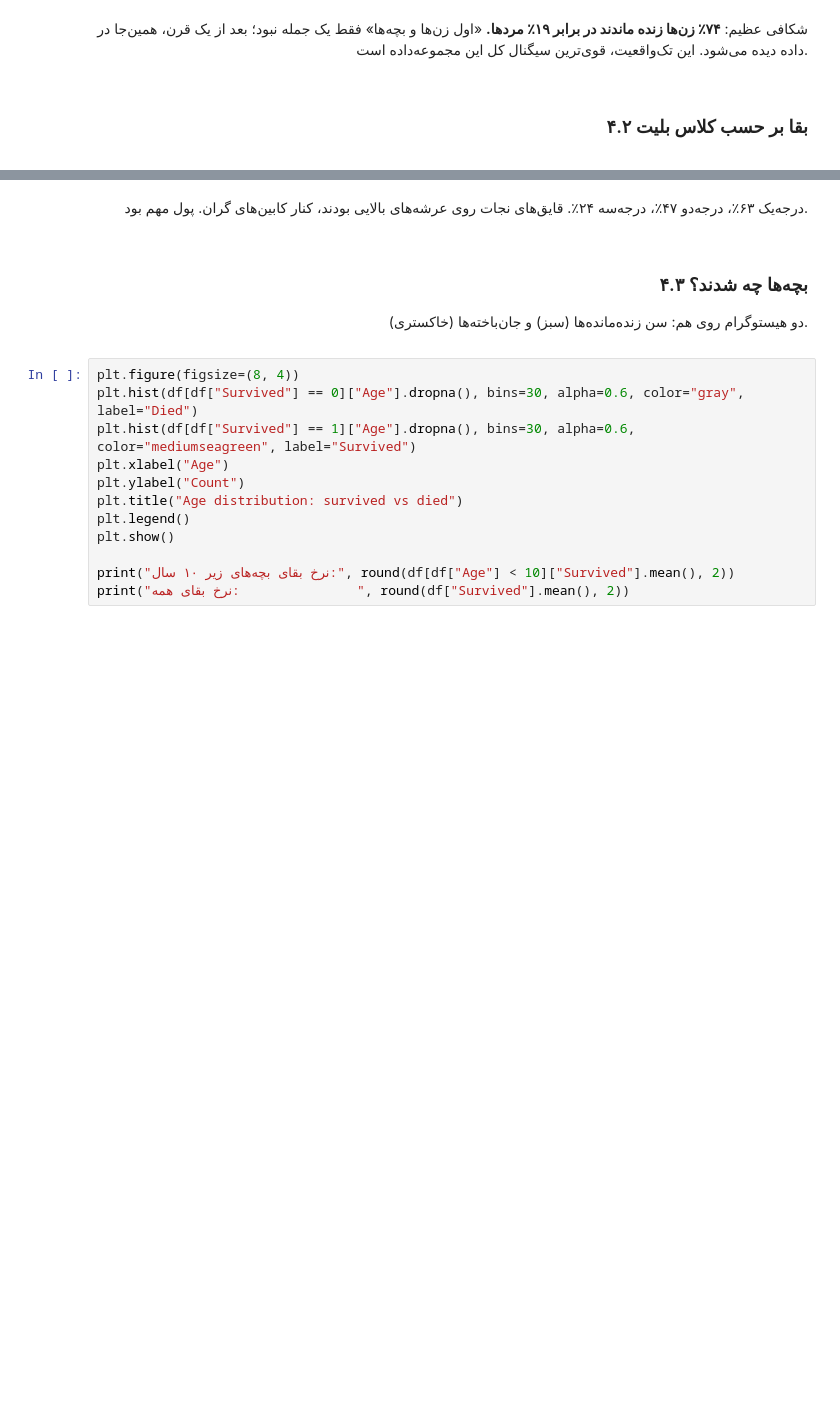
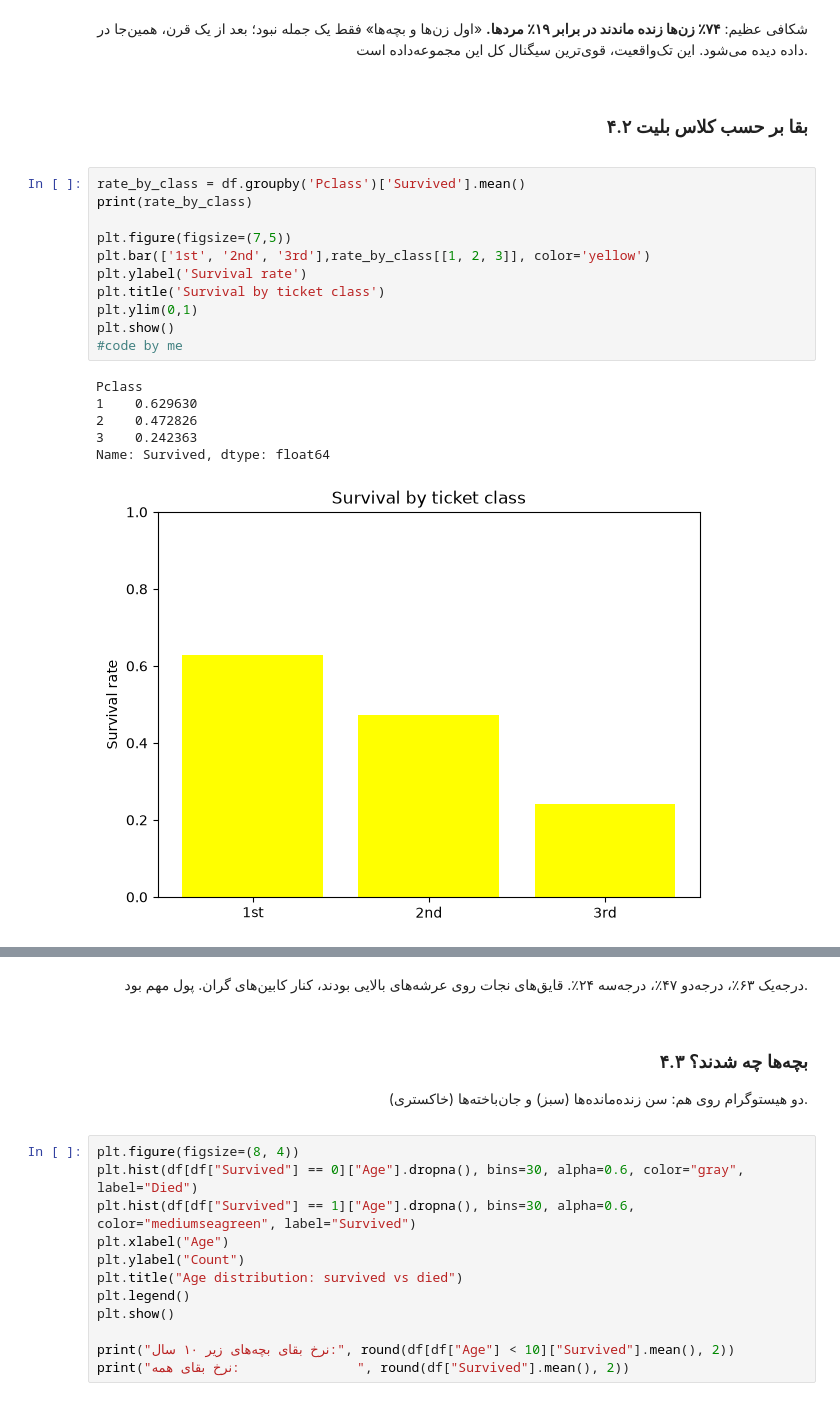
Before and after one commit to MehdiAgx/python-projects, a Jupyter notebook: Titanic_Classification_Tutorial_FA.ipynb, the cells around one changed output, grey strips where cells are left out. Saved outputs shown, nothing was run; the diff lists cells and outputs as text; blank space fills up the shorter version.

```diff
--- a/Titanic_Classification_Tutorial_FA.ipynb
+++ b/Titanic_Classification_Tutorial_FA.ipynb
@@ -302,6 +441,24 @@ plt.show()
 ### ۴.۲ بقا بر حسب کلاس بلیت
 
 </div>
+# %%
+rate_by_class = df.groupby('Pclass')['Survived'].mean()
+print(rate_by_class)
+
+plt.figure(figsize=(7,5))
+plt.bar(['1st', '2nd', '3rd'],rate_by_class[[1, 2, 3]], color='yellow')
+plt.ylabel('Survival rate')
+plt.title('Survival by ticket class')
+plt.ylim(0,1)
+plt.show()
+#code by me
+# %% [output]
+Pclass
+1    0.629630
+2    0.472826
+3    0.242363
+Name: Survived, dtype: float64
+[figure, added]
 # %%
 rate_by_class = df.groupby("Pclass")["Survived"].mean()
 print(rate_by_class)
```
Also changed, not shown: parts of 21 cells of this notebook, 1 other file.
